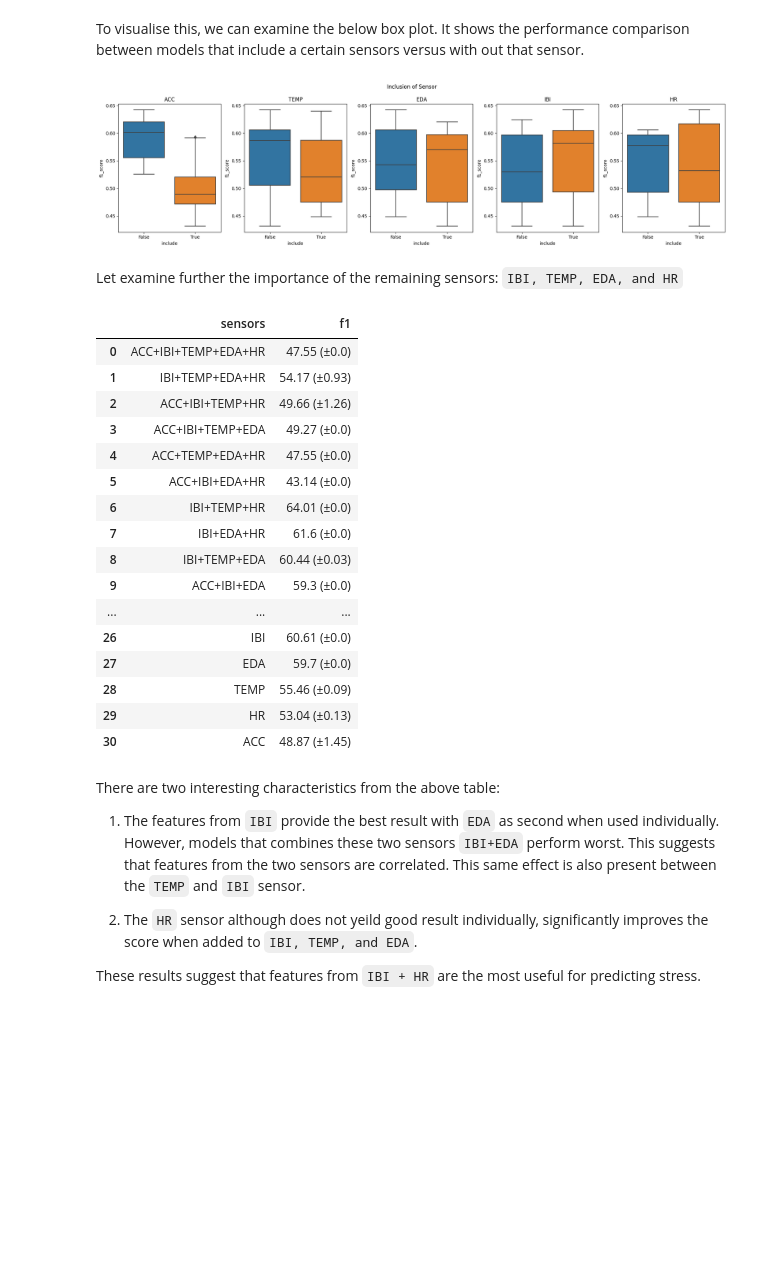
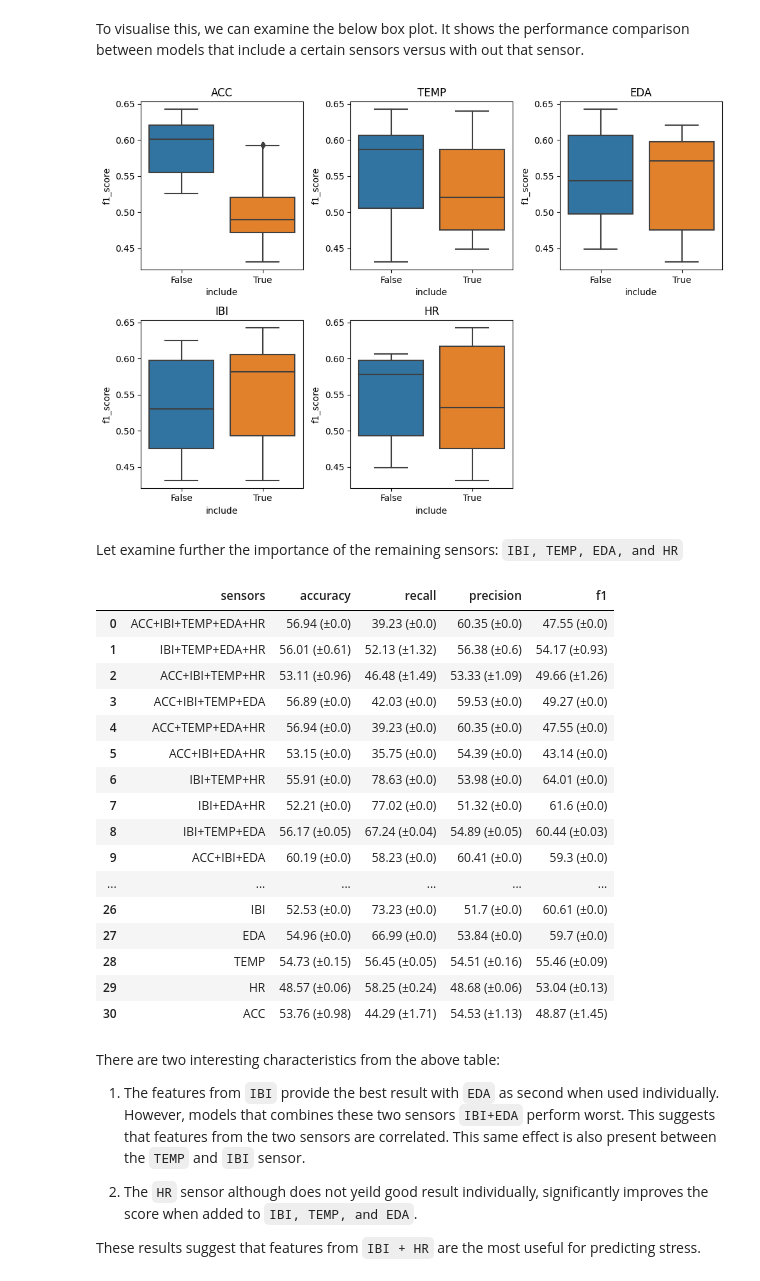
Before and after one commit to Socret360/ce888-data-science-and-decision-making, a Jupyter notebook: project/experiment.ipynb, the cells around one changed output. Saved outputs shown, nothing was run; the diff lists cells and outputs as text; code cells hidden in the pictures; blank space fills up the shorter version.

```diff
--- a/project/experiment.ipynb
+++ b/project/experiment.ipynb
@@ -705,51 +730,54 @@ To visualise this, we can examine the below box plot. It shows the performance c
 # %%
 temp = pd.read_csv(os.path.join(OUTPUT_DIR, "dt_test_results_best_config_by_features.csv"))
 
-fig = plt.figure(figsize=(20, 5))
+fig = plt.figure(figsize=(10, 7))
 
 sensors = ["ACC", "TEMP", "EDA", "IBI", "HR"]
 
 for idx, sensor in enumerate(sensors):
-    plt.subplot(1, 5, 1 + idx)
+    plt.subplot(2, 3, 1 + idx)
     t = temp.copy()
     t[f'include_sensor_{sensor}'] = t['data__features'].apply(lambda x: sensor in ast.literal_eval(x))
     sns.boxplot(data=t, x=f'include_sensor_{sensor}', y='f1_score')
     plt.xlabel('include')
     plt.ylabel('f1_score')
     plt.title(f"{sensor}")
 
 fig.tight_layout(h_pad=1, w_pad=1)
-plt.suptitle("Inclusion of Sensor", y=1.05)
+# plt.suptitle("Inclusion of Sensor", y=1.05)
 plt.show()
 # %% [output]
-[figure, old version]
+[figure, new version]
 # %% [markdown]
 Let examine further the importance of the remaining sensors: `IBI, TEMP, EDA, and HR`
 # %%
+result = utils.read_test_result(os.path.join(OUTPUT_DIR, "dt_test_results_best_config_by_features.csv"), param_grid=param_grid)
 result['num_sensors'] = result['data__features'].apply(lambda x: len(ast.literal_eval(x)))
-result.sort_values(by=['num_sensors', 'f1_score_mean'], ascending=False)\
+result = result.sort_values(by=['num_sensors', 'f1_score_mean'], ascending=False)\
         .drop(['data__window_size', 'data__stride', 'clf__criterion', 'clf__max_depth', 'num_sensors'], axis=1)\
         .apply(lambda x: ["+".join(ast.literal_eval(x[0]))] + [f"{round(x[i] * 100, 2)} (±{round(x[i+1]*100, 2)})" for i in range(1, len(x[1:]), 2)], axis=1, result_type="expand")\
         .reset_index(drop=True)\
         .rename(columns={0: "sensors", 1: "accuracy", 2: "recall", 3: "precision", 4: "f1"})
+result.to_csv(os.path.join(OUTPUT_DIR, "test-results-of-sensor-combination.csv"), index=False)
+result
 # %% [output]
-|  | sensors | f1 |
-| 0 | ACC+IBI+TEMP+EDA+HR | 47.55 (±0.0) |
-| 1 | IBI+TEMP+EDA+HR | 54.17 (±0.93) |
-| 2 | ACC+IBI+TEMP+HR | 49.66 (±1.26) |
-| 3 | ACC+IBI+TEMP+EDA | 49.27 (±0.0) |
-| 4 | ACC+TEMP+EDA+HR | 47.55 (±0.0) |
-| 5 | ACC+IBI+EDA+HR | 43.14 (±0.0) |
-| 6 | IBI+TEMP+HR | 64.01 (±0.0) |
-| 7 | IBI+EDA+HR | 61.6 (±0.0) |
-| 8 | IBI+TEMP+EDA | 60.44 (±0.03) |
-| 9 | ACC+IBI+EDA | 59.3 (±0.0) |
-| ... | ... | ... |
-| 26 | IBI | 60.61 (±0.0) |
-| 27 | EDA | 59.7 (±0.0) |
-| 28 | TEMP | 55.46 (±0.09) |
-| 29 | HR | 53.04 (±0.13) |
-| 30 | ACC | 48.87 (±1.45) |
+|  | sensors | accuracy | recall | precision | f1 |
+| 0 | ACC+IBI+TEMP+EDA+HR | 56.94 (±0.0) | 39.23 (±0.0) | 60.35 (±0.0) | 47.55 (±0.0) |
+| 1 | IBI+TEMP+EDA+HR | 56.01 (±0.61) | 52.13 (±1.32) | 56.38 (±0.6) | 54.17 (±0.93) |
+| 2 | ACC+IBI+TEMP+HR | 53.11 (±0.96) | 46.48 (±1.49) | 53.33 (±1.09) | 49.66 (±1.26) |
+| 3 | ACC+IBI+TEMP+EDA | 56.89 (±0.0) | 42.03 (±0.0) | 59.53 (±0.0) | 49.27 (±0.0) |
+| 4 | ACC+TEMP+EDA+HR | 56.94 (±0.0) | 39.23 (±0.0) | 60.35 (±0.0) | 47.55 (±0.0) |
+| 5 | ACC+IBI+EDA+HR | 53.15 (±0.0) | 35.75 (±0.0) | 54.39 (±0.0) | 43.14 (±0.0) |
+| 6 | IBI+TEMP+HR | 55.91 (±0.0) | 78.63 (±0.0) | 53.98 (±0.0) | 64.01 (±0.0) |
+| 7 | IBI+EDA+HR | 52.21 (±0.0) | 77.02 (±0.0) | 51.32 (±0.0) | 61.6 (±0.0) |
+| 8 | IBI+TEMP+EDA | 56.17 (±0.05) | 67.24 (±0.04) | 54.89 (±0.05) | 60.44 (±0.03) |
+| 9 | ACC+IBI+EDA | 60.19 (±0.0) | 58.23 (±0.0) | 60.41 (±0.0) | 59.3 (±0.0) |
+| ... | ... | ... | ... | ... | ... |
+| 26 | IBI | 52.53 (±0.0) | 73.23 (±0.0) | 51.7 (±0.0) | 60.61 (±0.0) |
+| 27 | EDA | 54.96 (±0.0) | 66.99 (±0.0) | 53.84 (±0.0) | 59.7 (±0.0) |
+| 28 | TEMP | 54.73 (±0.15) | 56.45 (±0.05) | 54.51 (±0.16) | 55.46 (±0.09) |
+| 29 | HR | 48.57 (±0.06) | 58.25 (±0.24) | 48.68 (±0.06) | 53.04 (±0.13) |
+| 30 | ACC | 53.76 (±0.98) | 44.29 (±1.71) | 54.53 (±1.13) | 48.87 (±1.45) |
 # %% [markdown]
 There are two interesting characteristics from the above table:
 1. The features from `IBI` provide the best result with `EDA` as second when used individually. However, models that combines these two sensors `IBI+EDA` perform worst. This suggests that features from the two sensors are correlated. This same effect is also present between the `TEMP` and `IBI` sensor.
```
Also changed, not shown: parts of 6 cells of this notebook, 1 other file.
